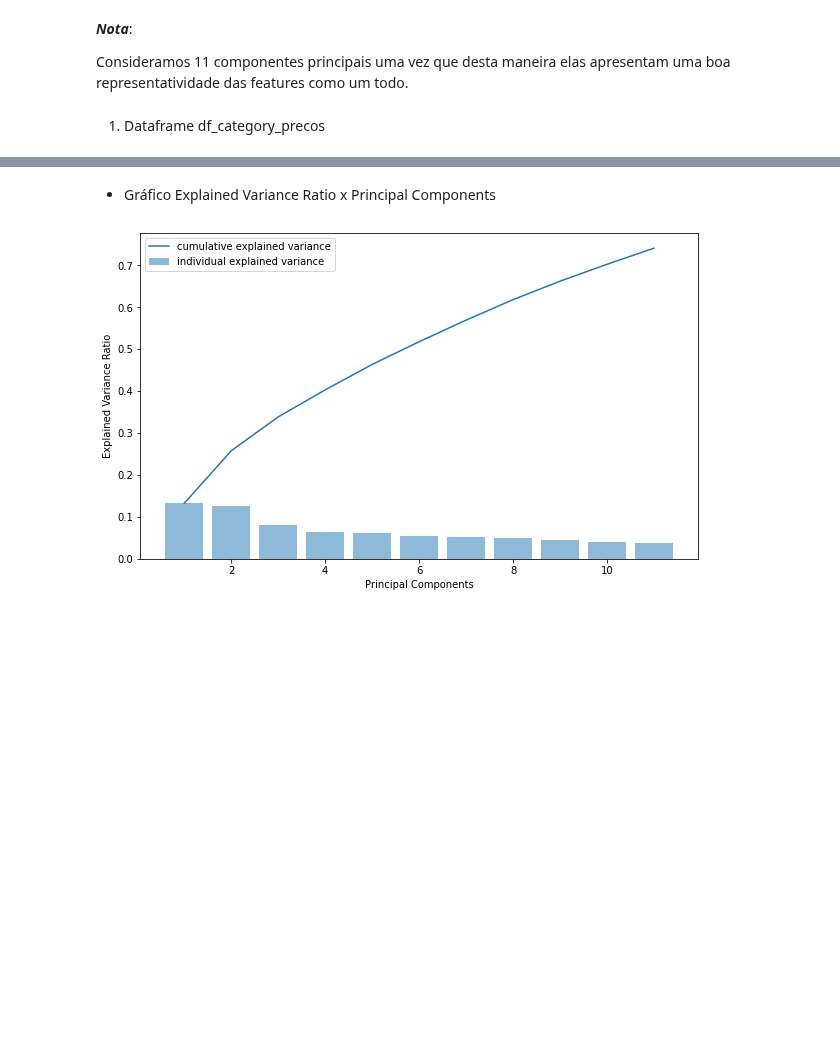
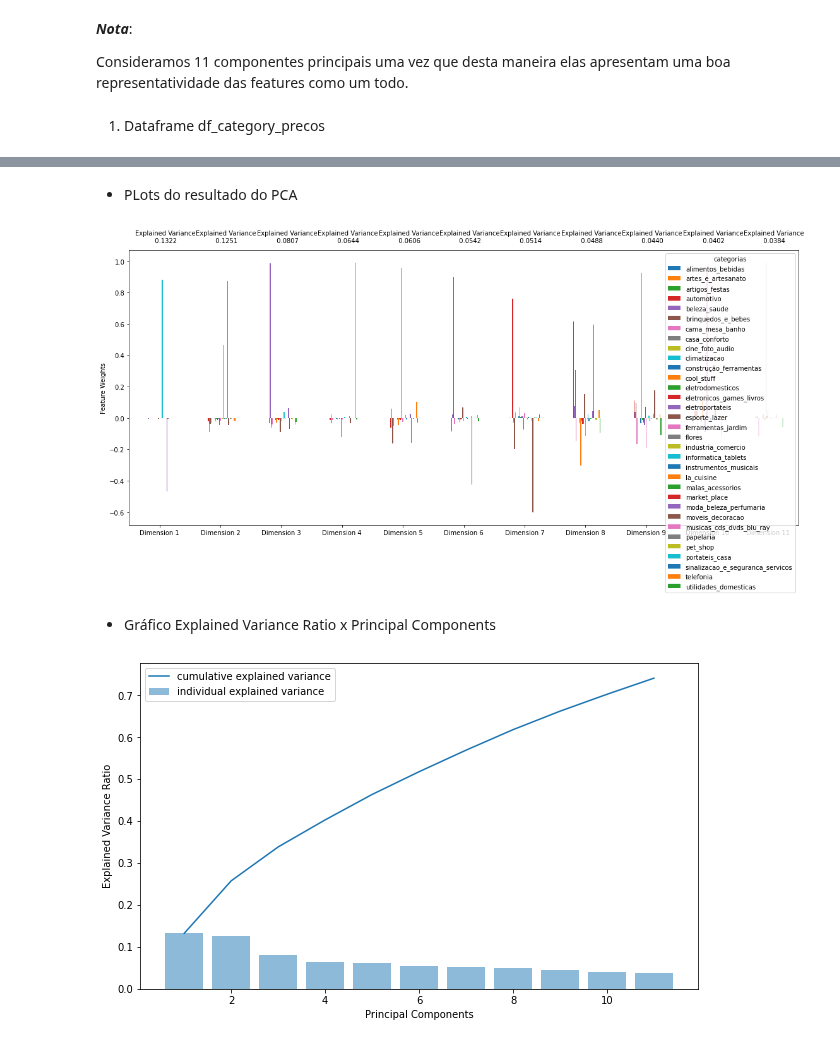
Before and after one commit to smalvar/olist-e-commerce, a Jupyter notebook: PCA_analysis.ipynb, the cells around one changed output, grey strips where cells are left out. Drawn from its saved outputs; the diff is of its cells as text; code cells hidden in the pictures; blank space fills up the shorter version.

Commit message:
Add PCA plots

```diff
--- a/PCA_analysis.ipynb
+++ b/PCA_analysis.ipynb
@@ -292,7 +292,7 @@ def pca_model(df):
   df = pca.fit_transform(df)
   componentes = pca.explained_variance_ratio_
   sum_componentes = np.cumsum(componentes)
-  return componentes, sum_componentes
+  return componentes, sum_componentes, pca
 # %% [markdown]
 ***Nota***:
 
@@ -300,7 +300,7 @@ Consideramos 11 componentes principais uma vez que desta maneira elas apresentam
 # %% [markdown]
 1) Dataframe df_category_precos
 # %%
-componentes_principais_p , soma_acumulativa_p = pca_model(df_category_precos)
+componentes_principais_p , soma_acumulativa_p, pca_p = pca_model(df_category_precos)
 # %%
 # Verificando a variância
 componentes_principais_p
@@ -318,3 +318,9 @@ array([0.1321704 , 0.25724217, 0.33797142, 0.40237288, 0.46299205,
+# %% [markdown]
+- PLots do resultado do PCA
+# %%
+resultados_pca_p = vs.pca_results(df_category_precos, pca_p)
+# %% [output]
+[figure, added]
 # %% [markdown]
 - Gráfico Explained Variance Ratio x Principal Components
 # %%
```
Also changed, not shown: parts of 6 cells of this notebook.
